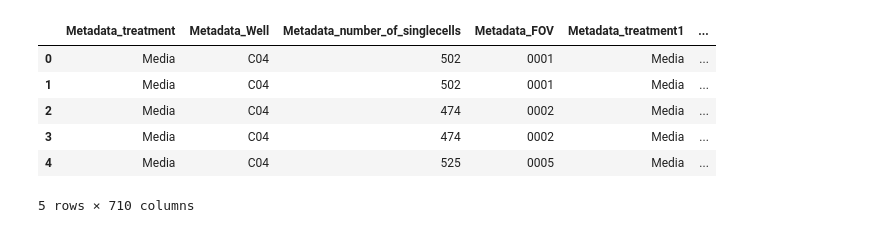
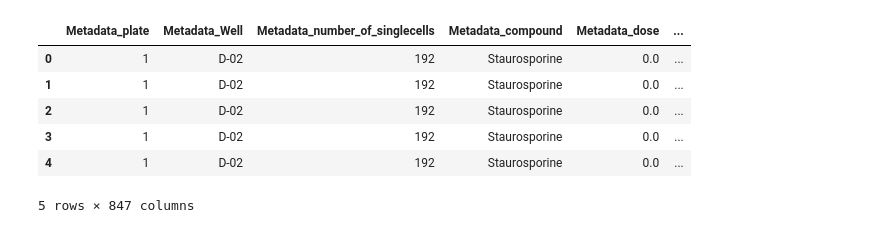
Before and after one commit to WayScience/live_cell_timelapse_apoptosis_analysis, a Jupyter notebook: one_off_analysis/notebooks/2.run_map_on_percentages_of_cells.ipynb, the cells around one changed output. Drawn from its saved outputs; the diff is of its cells as text; code cells hidden in the pictures.

```diff
--- a/one_off_analysis/notebooks/2.run_map_on_percentages_of_cells.ipynb
+++ b/one_off_analysis/notebooks/2.run_map_on_percentages_of_cells.ipynb
@@ -133,17 +57,15 @@ sc_metadata_cols_to_drop = [
 # %%
 data_file_path = pathlib.Path(
-    "../../4.processing_profiled_features/data/preprocessed_data/live_cell_pyroptosis_wave1_sc_first_time_norm_fs.parquet"
+    "../../data/CP_feature_select/profiles/features_selected_profile.parquet"
 ).resolve(strict=True)
 df = pd.read_parquet(data_file_path)
-df.reset_index(drop=True, inplace=True)
-df = df[~df.Metadata_serum.str.contains("NuSerum")]
 
 df.head()
 # %% [output]
-|  | Metadata_treatment | Metadata_Well | Metadata_number_of_singlecells | Metadata_FOV | Metadata_treatment1 | ... |
-| 0 | Media | C04 | 502 | 0001 | Media | ... |
-| 1 | Media | C04 | 502 | 0001 | Media | ... |
-| 2 | Media | C04 | 474 | 0002 | Media | ... |
-| 3 | Media | C04 | 474 | 0002 | Media | ... |
-| 4 | Media | C04 | 525 | 0005 | Media | ... |
+|  | Metadata_plate | Metadata_Well | Metadata_number_of_singlecells | Metadata_compound | Metadata_dose | ... |
+| 0 | 1 | D-02 | 192 | Staurosporine | 0.0 | ... |
+| 1 | 1 | D-02 | 192 | Staurosporine | 0.0 | ... |
+| 2 | 1 | D-02 | 192 | Staurosporine | 0.0 | ... |
+| 3 | 1 | D-02 | 192 | Staurosporine | 0.0 | ... |
+| 4 | 1 | D-02 | 192 | Staurosporine | 0.0 | ... |
-5 rows × 710 columns
+5 rows × 847 columns
```
Also changed, not shown: parts of 7 cells of this notebook, 13 other files.
